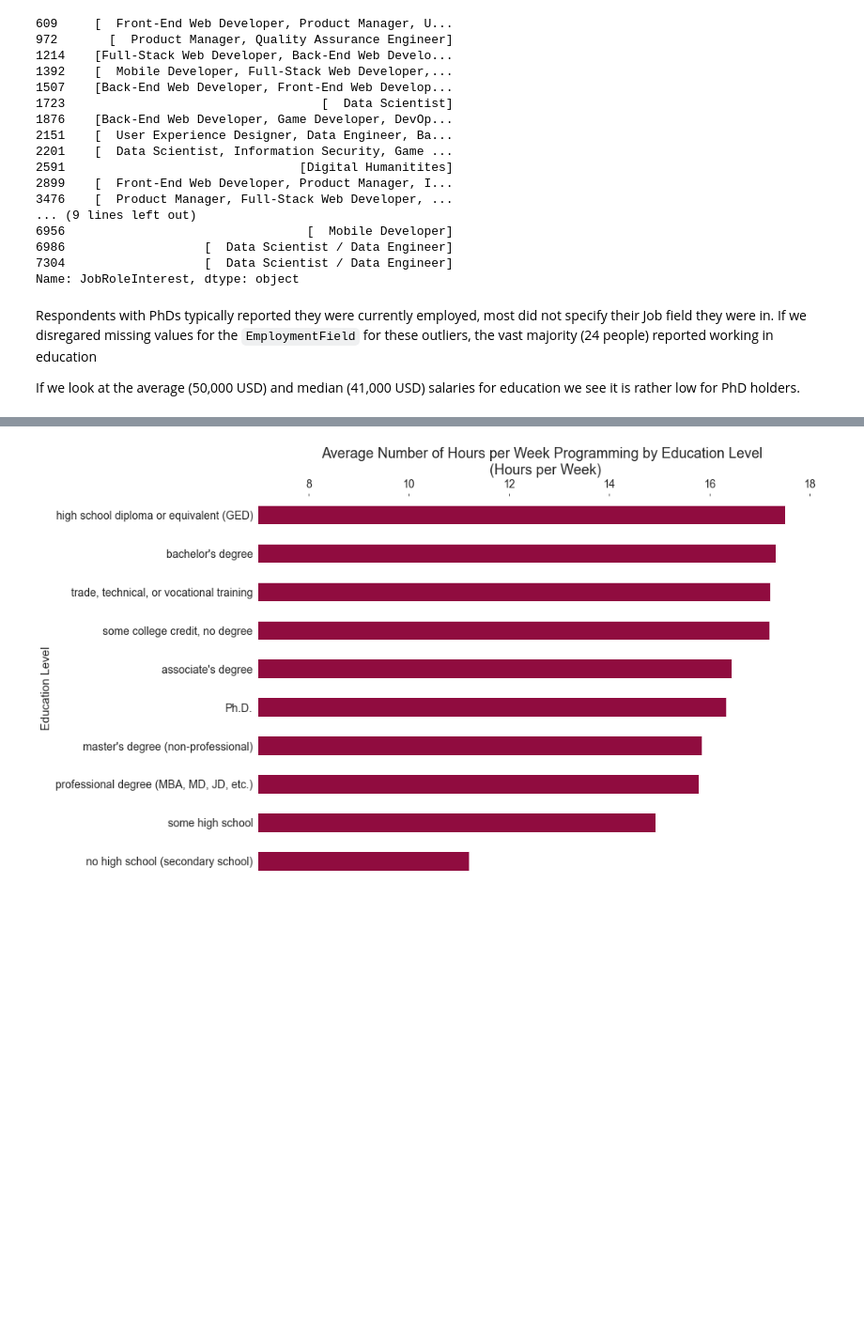
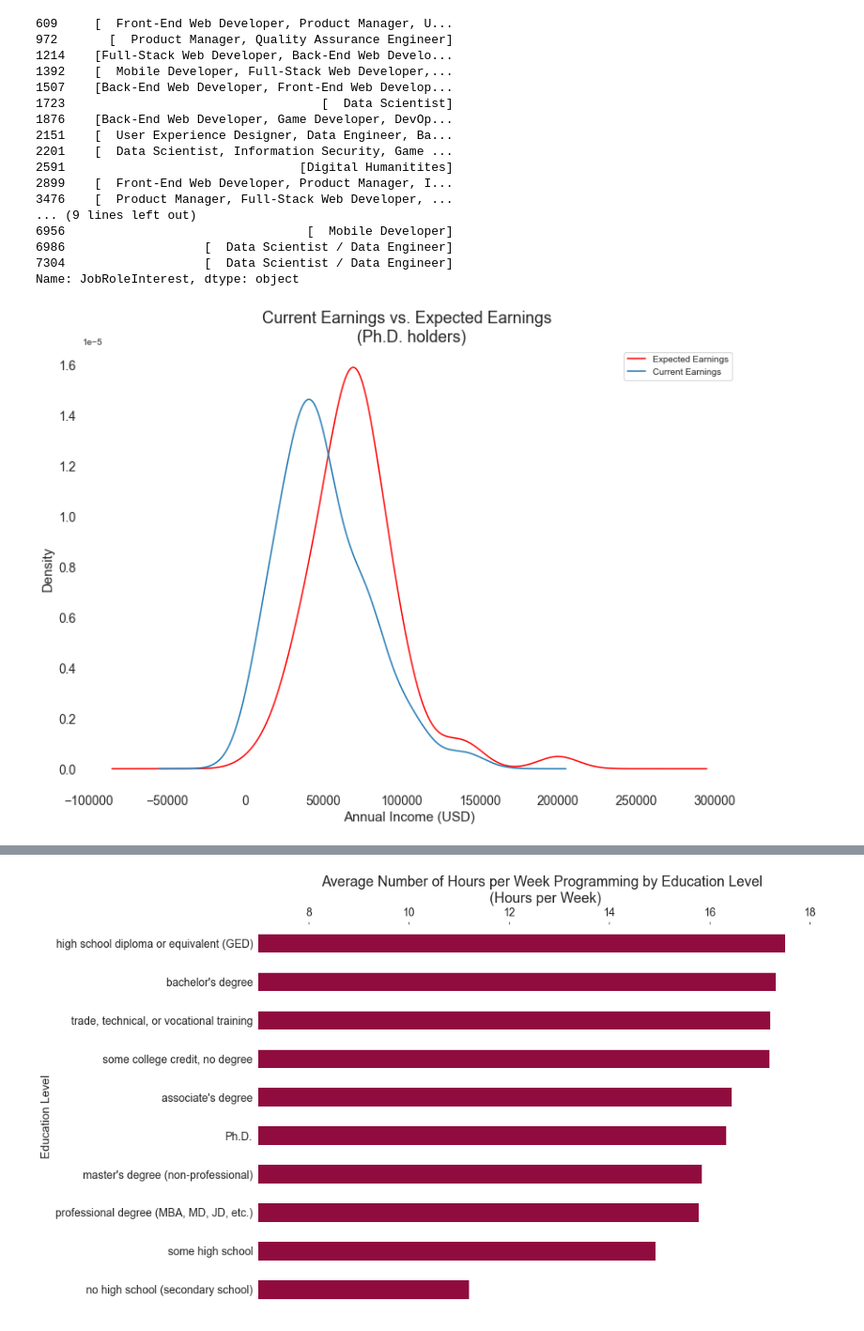
Before and after one commit to paul-trood/Portfolio-Best_Markets_for_Advertising, a Jupyter notebook: coding_survey.ipynb, the cells around one changed output, grey strips where cells are left out. Shown at 94% size. Saved outputs shown, nothing was run; the diff lists cells and outputs as text; code cells hidden in the pictures; blank space fills up the shorter version.

```diff
--- a/coding_survey.ipynb
+++ b/coding_survey.ipynb
@@ -1142,7 +1206,17 @@ phd[phd["EmploymentField"] == "education"]["JobRoleInterest"].head(30)
 6986                   [  Data Scientist / Data Engineer]
 7304                   [  Data Scientist / Data Engineer]
 Name: JobRoleInterest, dtype: object
-# %% [markdown]
-Respondents with PhDs typically reported they were currently employed, most did not specify their Job field they were in. If we disregared missing values for the `EmploymentField` for these outliers, the vast majority (24 people) reported working in education
-
-If we look at the average (50,000 USD) and median (41,000 USD) salaries for education we see it is rather low for PhD holders.
+# %%
+fig, ax = plt.subplots(figsize = (13, 9))
+phd["ExpectedEarning"].plot.kde(label= "Expected Earnings", color = "red")
+phd["Income"].plot.kde(label = "Current Earnings")
+plt.title("Current Earnings vs. Expected Earnings \n (Ph.D. holders)", size = 18)
+plt.xticks(size = 14)
+plt.yticks(size = 14)
+plt.ylabel("Density", size = 15)
+plt.xlabel("Annual Income (USD)", size = 15)
+plt.legend()
+plt.gca().spines[["right", "left", "top", "bottom"]].set_visible(False)
+plt.show()
+# %% [output]
+[figure, added]
```
Also changed, not shown: parts of 20 cells of this notebook.
